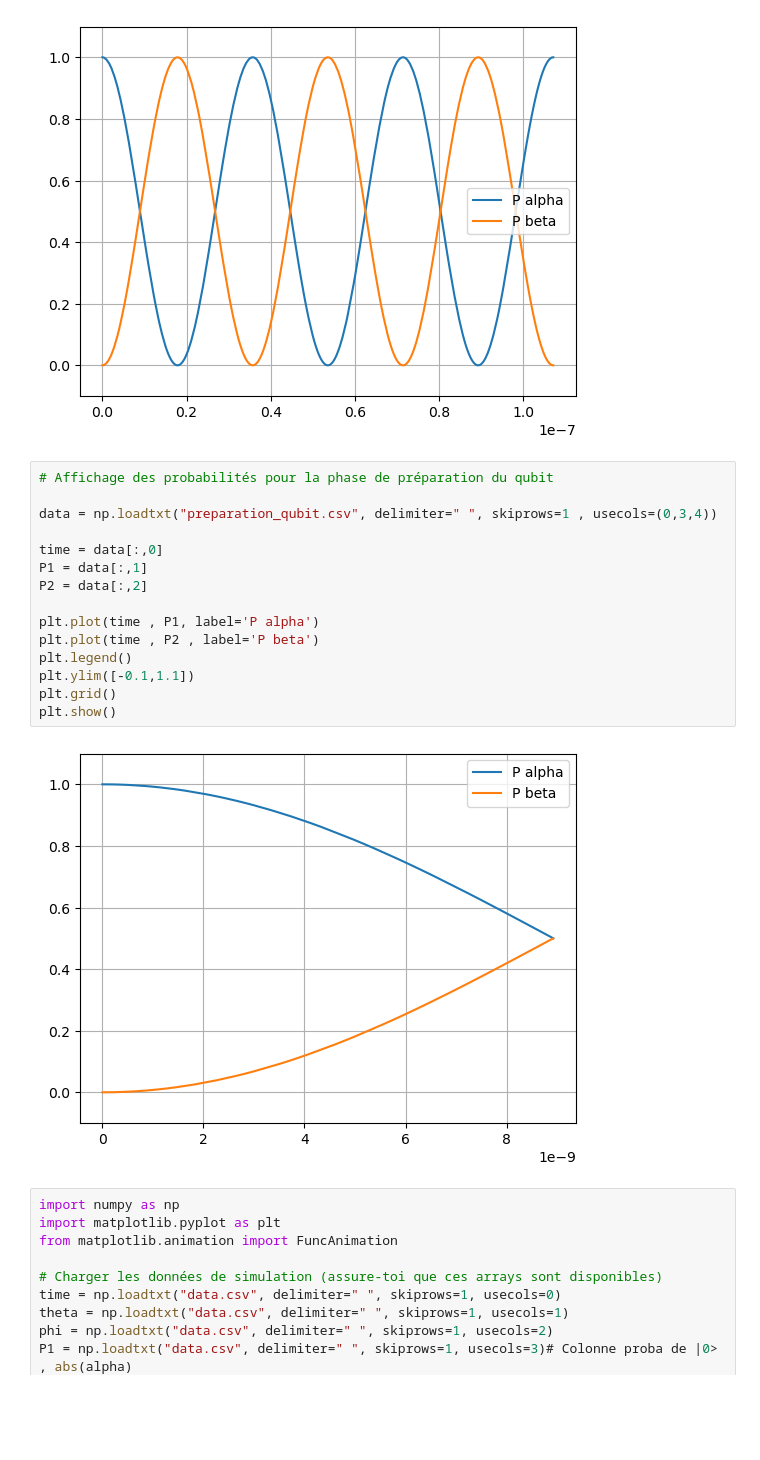
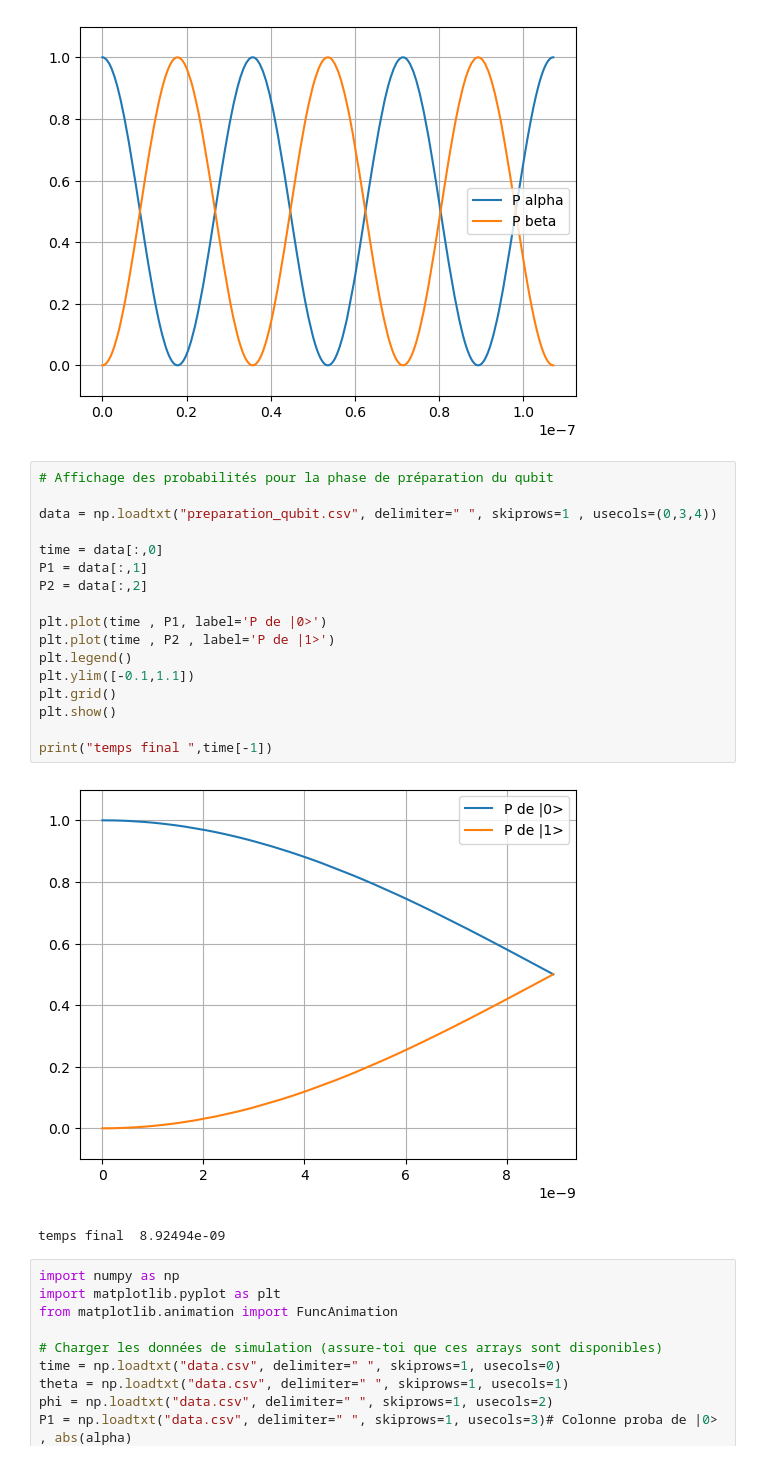
Before and after one commit to Gepepe91/projet_qubit, a Jupyter notebook: codes/visualisation.ipynb, the cells around one changed output. Cells and saved outputs as stored; diff of their text form; blank space fills up the shorter version.

```diff
--- a/codes/visualisation.ipynb
+++ b/codes/visualisation.ipynb
@@ -40,20 +40,23 @@ plt.show()
 # %%
 # Affichage des probabilités pour la phase de préparation du qubit
 
 data = np.loadtxt("preparation_qubit.csv", delimiter=" ", skiprows=1 , usecols=(0,3,4))
 
 time = data[:,0]
 P1 = data[:,1]
 P2 = data[:,2]
 
-plt.plot(time , P1, label='P alpha')
-plt.plot(time , P2 , label='P beta')
+plt.plot(time , P1, label='P de |0>')
+plt.plot(time , P2 , label='P de |1>')
 plt.legend()
 plt.ylim([-0.1,1.1])
 plt.grid()
 plt.show()
+
+print("temps final ",time[-1])
 # %% [output]
-[figure, old version]
+[figure, new version]
+temps final  8.92494e-09
 # %%
 import numpy as np
 import matplotlib.pyplot as plt
```
Also changed, not shown: 8 other files.
